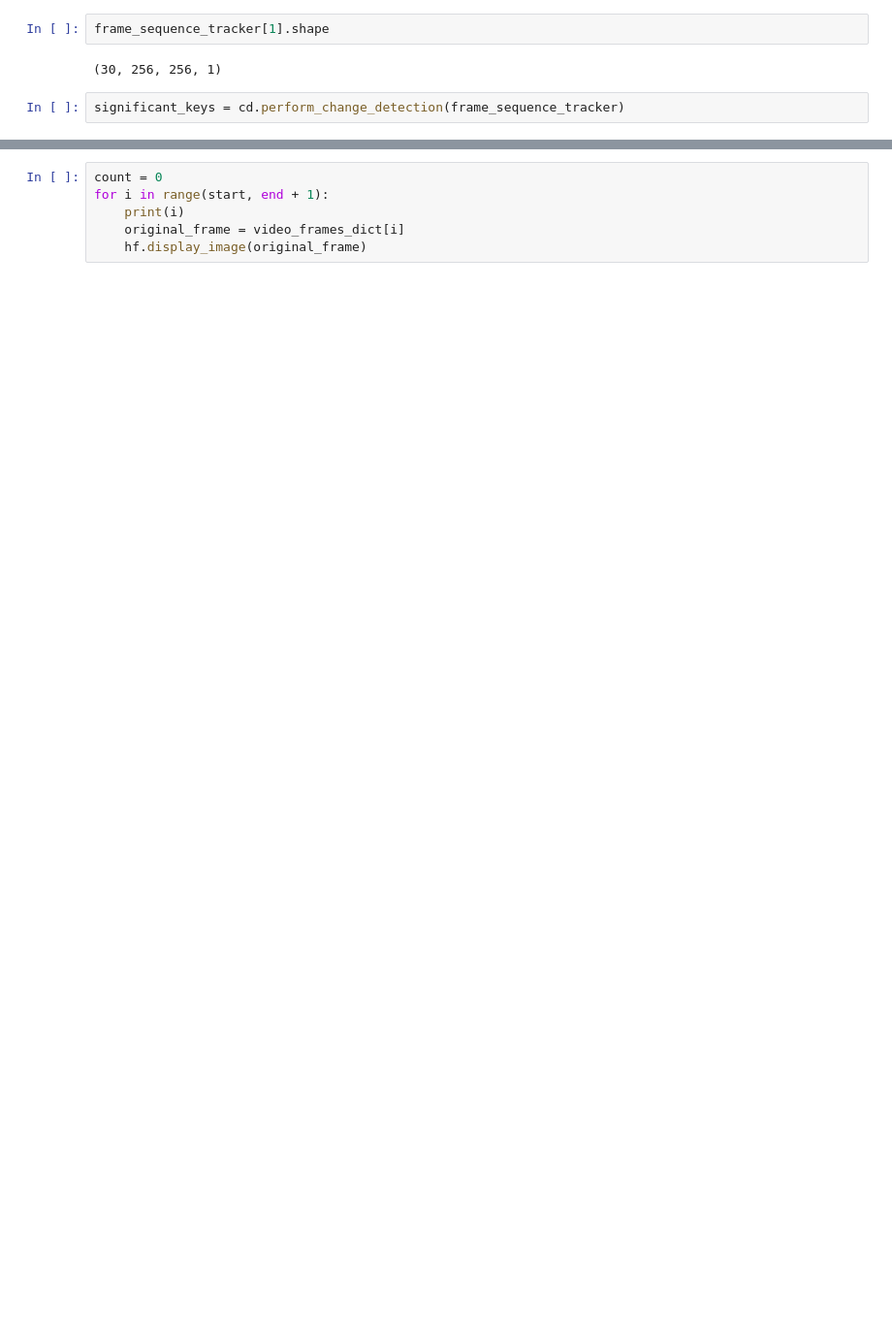
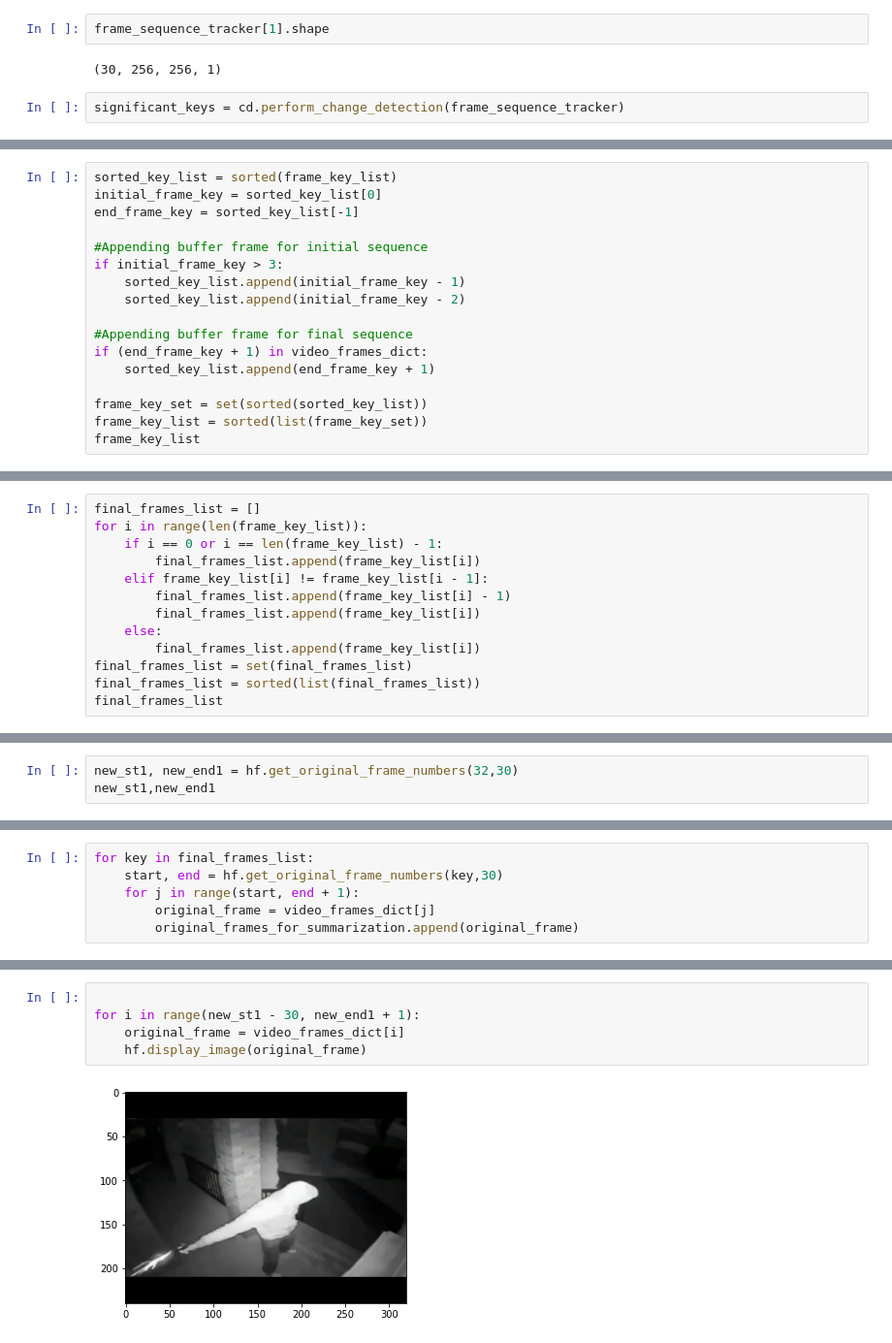
Before and after one commit to bipinthecoder/anomaly-driven-video-summarization, a Jupyter notebook: notebooks/main.ipynb, the cells around one changed output, grey strips where cells are left out. Shown at 97% size. Cells and saved outputs as stored; diff of their text form; blank space fills up the shorter version.

```diff
--- a/notebooks/main.ipynb
+++ b/notebooks/main.ipynb
@@ -118,0 +221,17 @@ start, end
+# %%
+sorted_key_list = sorted(frame_key_list)
+initial_frame_key = sorted_key_list[0]
+end_frame_key = sorted_key_list[-1]
+
+#Appending buffer frame for initial sequence
+if initial_frame_key > 3:
+    sorted_key_list.append(initial_frame_key - 1)
+    sorted_key_list.append(initial_frame_key - 2)
+
+#Appending buffer frame for final sequence
+if (end_frame_key + 1) in video_frames_dict:
+    sorted_key_list.append(end_frame_key + 1)
+
+frame_key_set = set(sorted(sorted_key_list))
+frame_key_list = sorted(list(frame_key_set))
+frame_key_list
@@ -118,0 +240,13 @@ start, end
+# %%
+final_frames_list = []
+for i in range(len(frame_key_list)):
+    if i == 0 or i == len(frame_key_list) - 1:
+        final_frames_list.append(frame_key_list[i])
+    elif frame_key_list[i] != frame_key_list[i - 1]:
+        final_frames_list.append(frame_key_list[i] - 1)
+        final_frames_list.append(frame_key_list[i])
+    else:
+        final_frames_list.append(frame_key_list[i])
+final_frames_list = set(final_frames_list)
+final_frames_list = sorted(list(final_frames_list))
+final_frames_list
@@ -118,0 +255,3 @@ start, end
+# %%
+new_st1, new_end1 = hf.get_original_frame_numbers(32,30)
+new_st1,new_end1
@@ -118,0 +260,6 @@ start, end
+# %%
+for key in final_frames_list:
+    start, end = hf.get_original_frame_numbers(key,30)
+    for j in range(start, end + 1):
+        original_frame = video_frames_dict[j]
+        original_frames_for_summarization.append(original_frame)
@@ -119,7 +288,7 @@ start, end
 # %%
-count = 0
-for i in range(start, end + 1):
-    print(i)
+
+for i in range(new_st1 - 30, new_end1 + 1):
     original_frame = video_frames_dict[i]
     hf.display_image(original_frame)
 # %% [output]
+[figure, new version]
```
Also changed, not shown: parts of 38 cells of this notebook.
